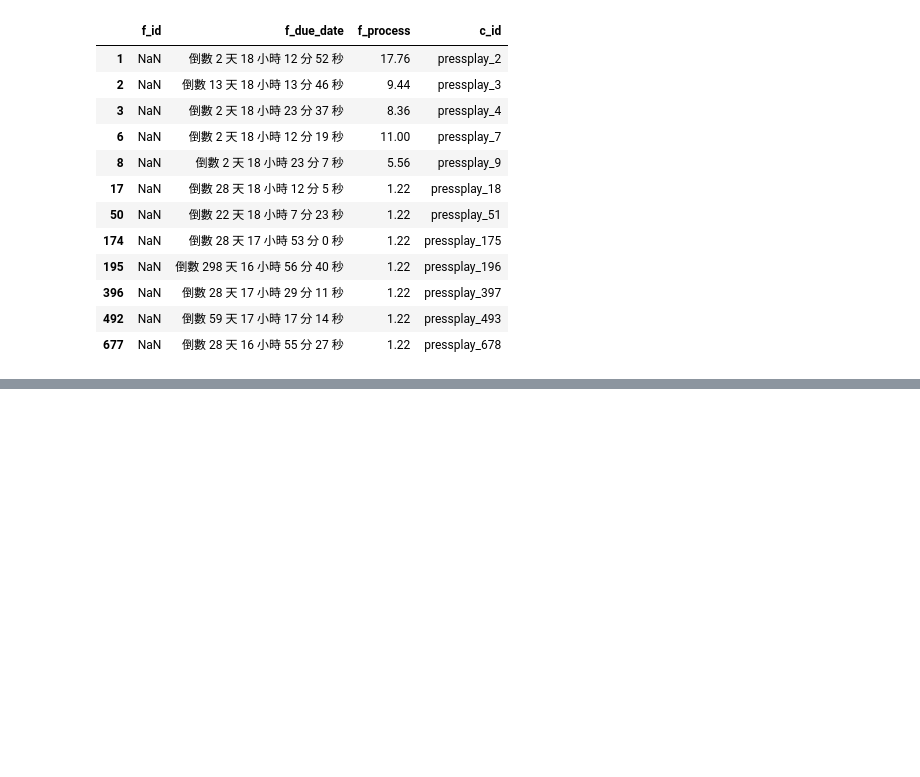
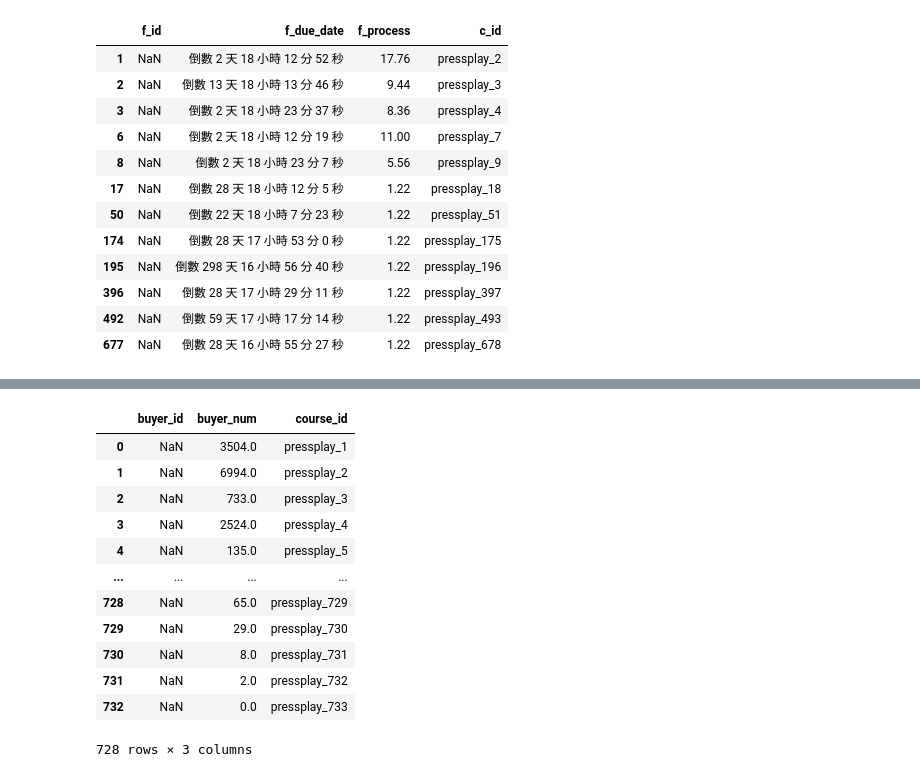
Before and after one commit to Isabelle1007/IM3008-DBProject, a Jupyter notebook: database/web-crawler/pressplay_1.ipynb, the cells around one changed output, grey strips where cells are left out. Cells and saved outputs as stored; diff of their text form; code cells hidden in the pictures; blank space fills up the shorter version.

```diff
--- a/database/web-crawler/pressplay_1.ipynb
+++ b/database/web-crawler/pressplay_1.ipynb
@@ -170,0 +270,16 @@ df_fundings
+# %%
+buyer
+# %% [output]
+|  | buyer_id | buyer_num | course_id |
+| 0 | NaN | 3504.0 | pressplay_1 |
+| 1 | NaN | 6994.0 | pressplay_2 |
+| 2 | NaN | 733.0 | pressplay_3 |
+| 3 | NaN | 2524.0 | pressplay_4 |
+| 4 | NaN | 135.0 | pressplay_5 |
+| ... | ... | ... | ... |
+| 728 | NaN | 65.0 | pressplay_729 |
+| 729 | NaN | 29.0 | pressplay_730 |
+| 730 | NaN | 8.0 | pressplay_731 |
+| 731 | NaN | 2.0 | pressplay_732 |
+| 732 | NaN | 0.0 | pressplay_733 |
+728 rows × 3 columns
```
Also changed, not shown: parts of 12 cells of this notebook, 1 other file.
